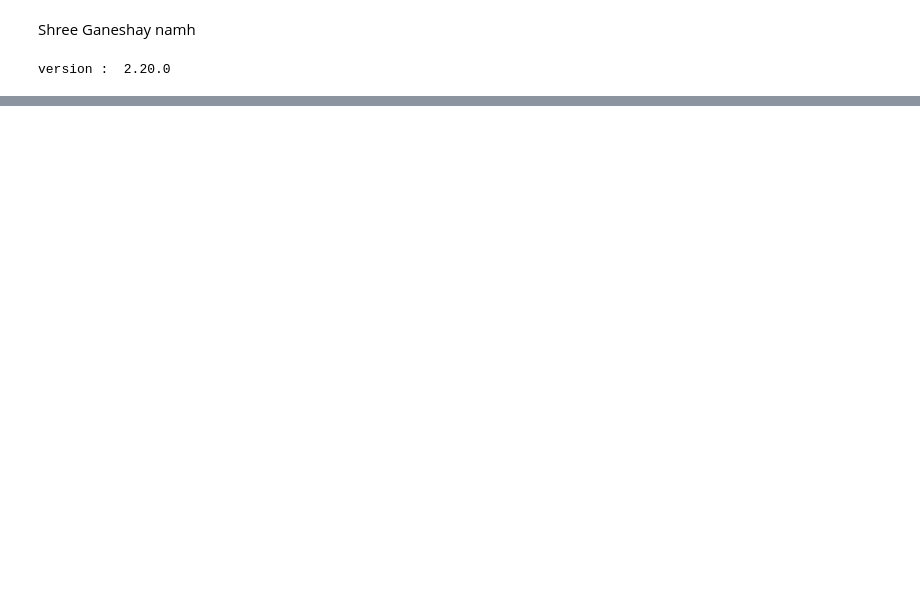
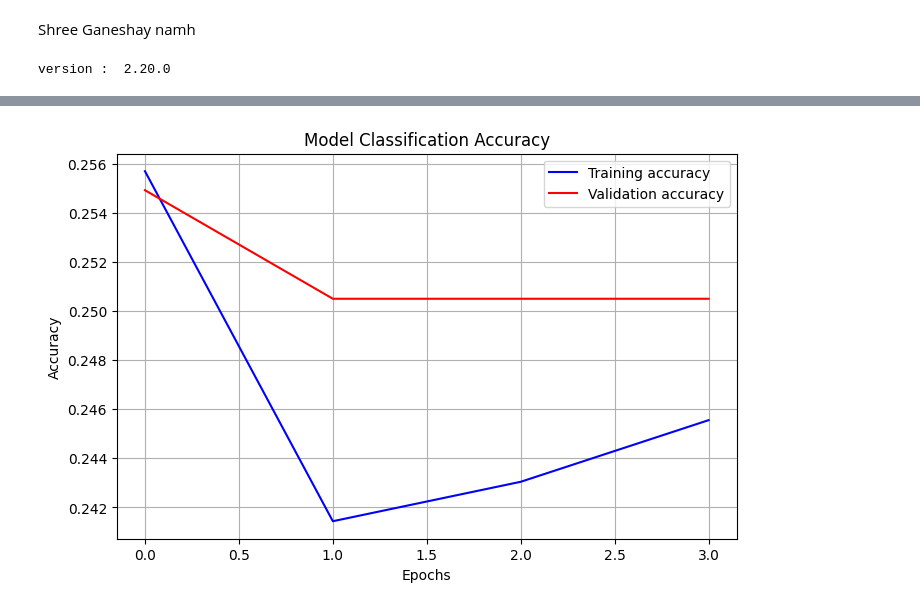
Before and after one commit to shrikant-1709044/blood_cell_classification_1.0, a Jupyter notebook: experiment.ipynb, the cells around one changed output, grey strips where cells are left out. Saved outputs shown, nothing was run; the diff lists cells and outputs as text; code cells hidden in the pictures; blank space fills up the shorter version.

```diff
--- a/experiment.ipynb
+++ b/experiment.ipynb
@@ -17,0 +94,6 @@ version :  2.20.0
+# %%
+early_stopping = EarlyStopping(
+    monitor='val_loss',
+    patience=3,
+    restore_best_weights=True
+)
@@ -17,0 +102,7 @@ version :  2.20.0
+# %%
+lr_scheduler = ReduceLROnPlateau(
+    monitor='val_loss',
+    factor=0.5,
+    patience=2,
+    verbose=1
+)
@@ -17,0 +133,10 @@ version :  2.20.0
+# %%
+## training model
+
+model.compile(
+    optimizer = 'adam',
+    loss = 'categorical_crossentropy',
+    metrics = ['accuracy']
+)
+
+history = model.fit(train_ds, validation_data=val_ds, epochs=20, callbacks=[early_stopping,lr_scheduler])
@@ -17,0 +154,12 @@ version :  2.20.0
+# %%
+plt.figure(figsize=(8,5))
+plt.plot(history.history['accuracy'], label = 'Training accuracy', color = 'blue')
+plt.plot(history.history['val_accuracy'], label = 'Validation accuracy', color = 'red')
+plt.title('Model Classification Accuracy')
+plt.xlabel('Epochs')
+plt.ylabel('Accuracy')
+plt.legend()
+plt.grid(True)
+plt.show()
+# %% [output]
+[figure, added]
```
Also changed, not shown: parts of 11 cells of this notebook.
